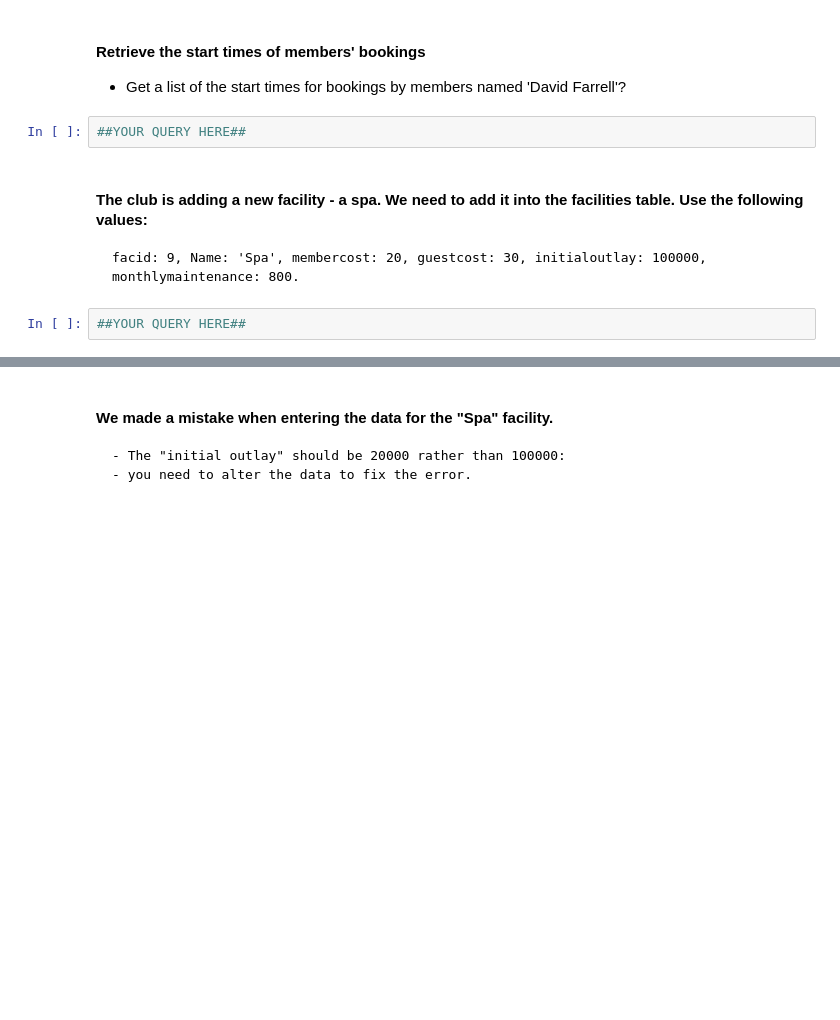
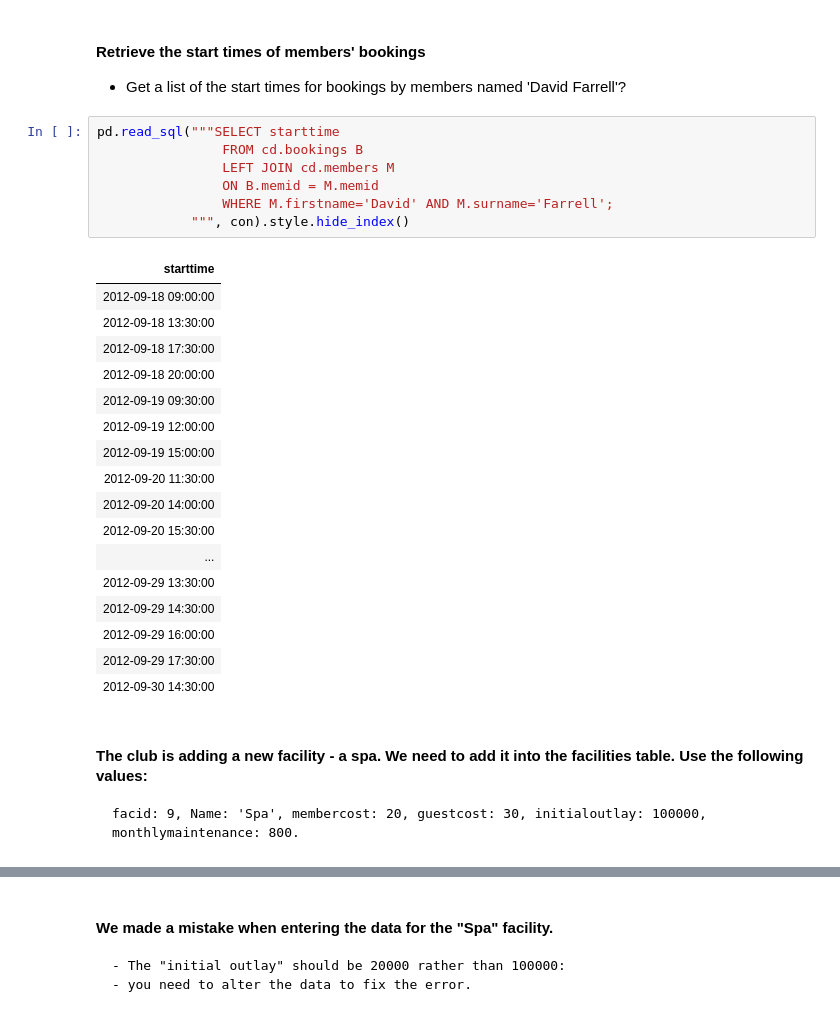
Before and after one commit to haicheviet/dataeng-course-1, a Jupyter notebook: homework_postgres/PostgreSQL-Students.ipynb, the cells around one changed output, grey strips where cells are left out. Cells and saved outputs as stored; diff of their text form; blank space fills up the shorter version.

```diff
--- a/homework_postgres/PostgreSQL-Students.ipynb
+++ b/homework_postgres/PostgreSQL-Students.ipynb
@@ -1526,11 +1538,32 @@ pd.read_sql("""SELECT name, membercost FROM cd.facilities""", con).style.hide_in
 # %% [markdown]
  #### Retrieve the start times of members' bookings
  * Get a list of the start times for bookings by members named 'David Farrell'?
-# %%
-##YOUR QUERY HERE##
+# %%
+pd.read_sql("""SELECT starttime
+                FROM cd.bookings B
+                LEFT JOIN cd.members M
+                ON B.memid = M.memid
+                WHERE M.firstname='David' AND M.surname='Farrell';
+            """, con).style.hide_index()
+# %% [output]
+| starttime |
+| 2012-09-18 09:00:00 |
+| 2012-09-18 13:30:00 |
+| 2012-09-18 17:30:00 |
+| 2012-09-18 20:00:00 |
+| 2012-09-19 09:30:00 |
+| 2012-09-19 12:00:00 |
+| 2012-09-19 15:00:00 |
+| 2012-09-20 11:30:00 |
+| 2012-09-20 14:00:00 |
+| 2012-09-20 15:30:00 |
+| ... |
+| 2012-09-29 13:30:00 |
+| 2012-09-29 14:30:00 |
+| 2012-09-29 16:00:00 |
+| 2012-09-29 17:30:00 |
+| 2012-09-30 14:30:00 |
 # %% [markdown]
 #### The club is adding a new facility - a spa. We need to add it into the facilities table. Use the following values:
 
     facid: 9, Name: 'Spa', membercost: 20, guestcost: 30, initialoutlay: 100000, monthlymaintenance: 800.
-# %%
-##YOUR QUERY HERE##
```
Also changed, not shown: parts of 30 cells of this notebook, 2 other files.
